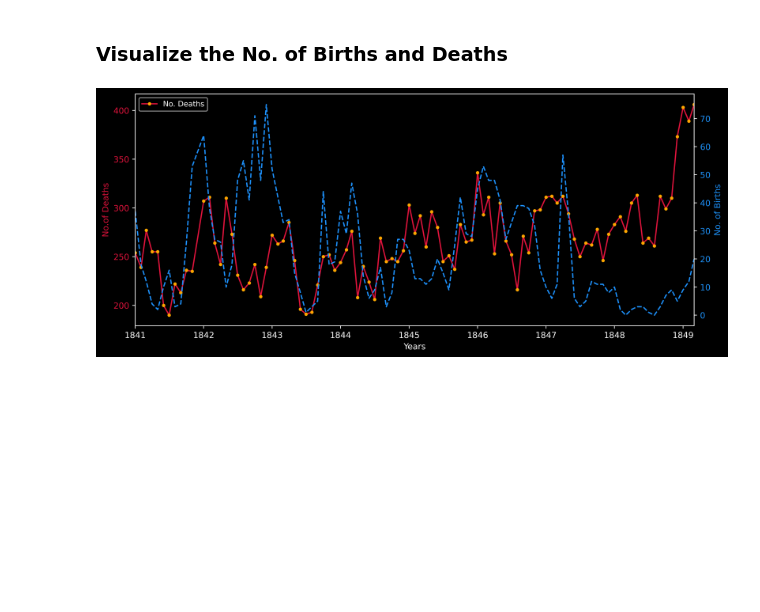
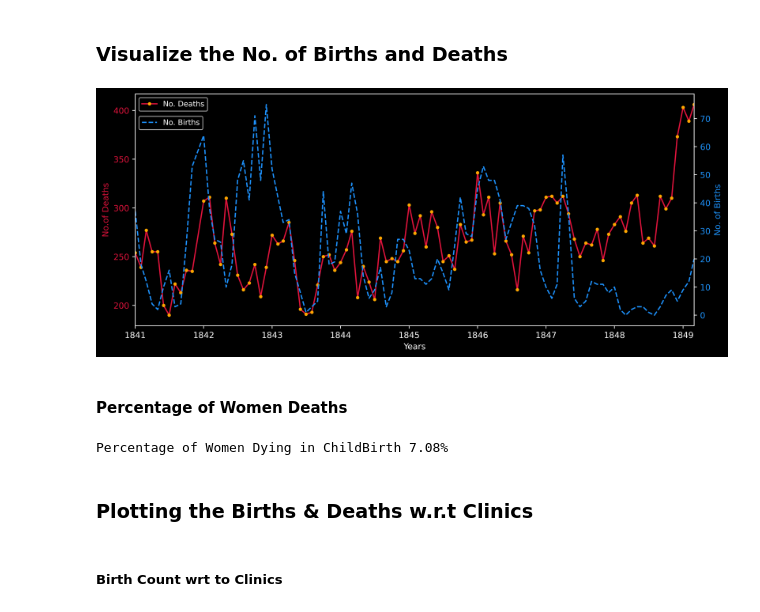
Before and after one commit to ahmedyar7/Data-Science-n-Visualization-Projects, a Jupyter notebook: Effect of Handwashing/main.ipynb, the cells around one changed output. Drawn from its saved outputs; the diff is of its cells as text; code cells hidden in the pictures; blank space fills up the shorter version.

Commit message:
Visulization of number of death

```diff
--- a/Effect of Handwashing/main.ipynb
+++ b/Effect of Handwashing/main.ipynb
@@ -49,8 +79,6 @@ print(yearly_df.duplicated().sum())
 # %% [markdown]
 ### Visualize the No. of Births and Deaths
 # %%
-monthly_df.head()
-
 # Setting Coordinates:
 XCOR = monthly_df["date"]
 YCOR_1 = monthly_df["births"]
@@ -69,31 +97,42 @@ axis1.set_ylabel("No.of Deaths", color="crimson")
 axis2.set_ylabel("No. of Births", color="dodgerblue")
 
 # Styling Labels:
 axis1.tick_params(axis="y", labelcolor="crimson")
 axis2.tick_params(axis="y", labelcolor="dodgerblue")
 
 
 axis1.plot(
     XCOR,
     YCOR_1,
     color="crimson",
     label="No. Deaths",
     marker=".",
     markerfacecolor="orange",
     markeredgecolor="orange",
 )
 
 axis2.plot(
     XCOR,
     YCOR_2,
     label="No. Births",
     linestyle="--",
     color="dodgerblue",
 )
 
 axis1.legend(loc="upper left", bbox_to_anchor=(0, 1), fontsize=9)
 axis2.legend(loc="upper left", bbox_to_anchor=(0, 0.92), fontsize=9)
 
 plt.show()
 # %% [output]
-[figure, old version]
+[figure, new version]
+# %% [markdown]
+#### Percentage of Women Deaths
+# %%
+pct_women_deaths = yearly_df["deaths"].sum() / yearly_df["births"].sum() * 100
+print(f"Percentage of Women Dying in ChildBirth {pct_women_deaths:.2f}%")
+# %% [output]
+Percentage of Women Dying in ChildBirth 7.08%
+# %% [markdown]
+### Plotting the Births & Deaths w.r.t Clinics
+# %% [markdown]
+##### Birth Count wrt to Clinics
```
Also changed, not shown: parts of 8 cells of this notebook.
